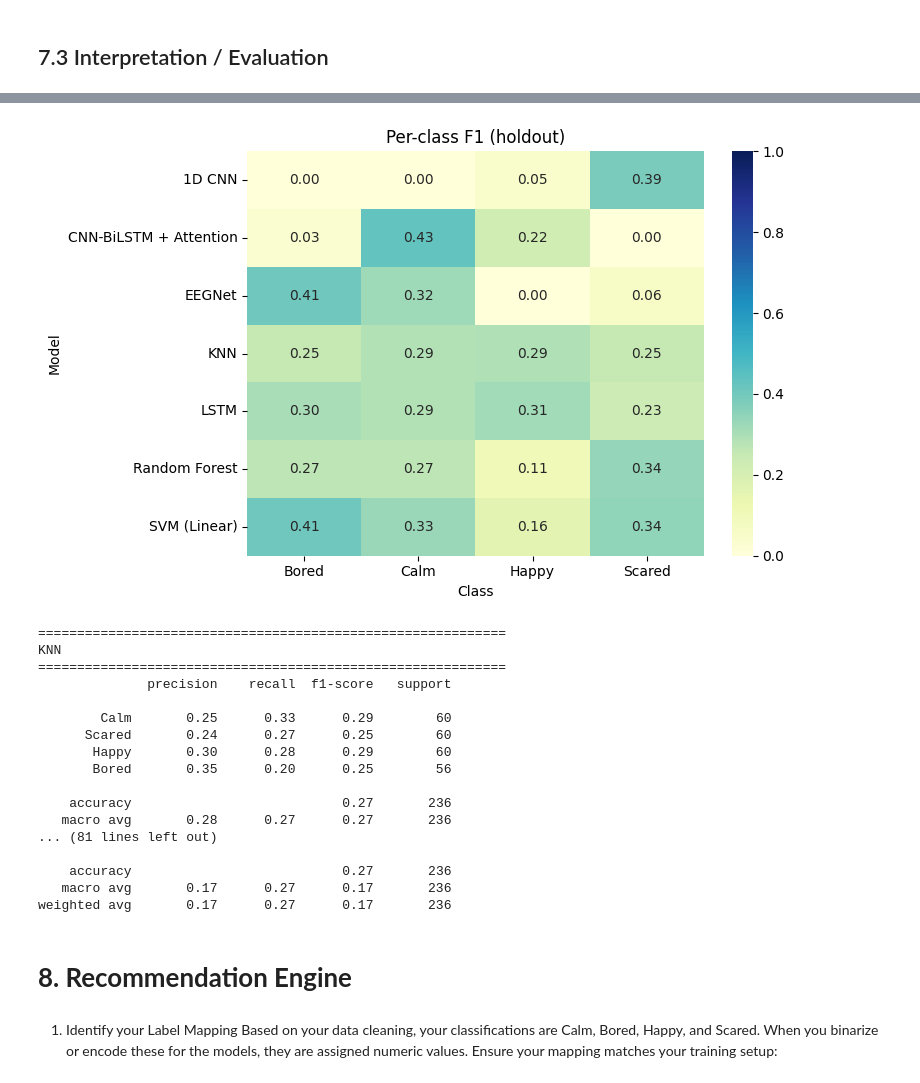
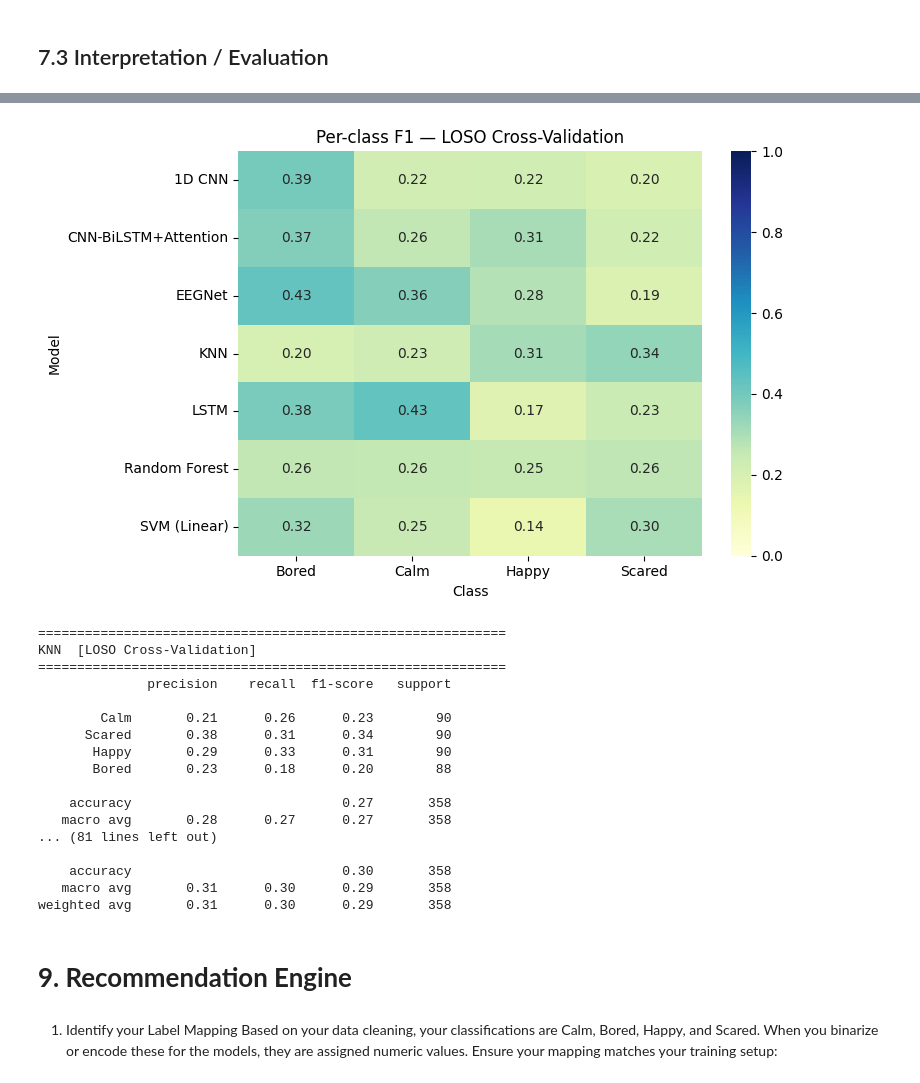
Before and after one commit to mushfique-tajwar/VR-EEG-Deep-Learning, a Jupyter notebook: code.ipynb, the cells around one changed output, grey strips where cells are left out. Cells and saved outputs as stored; diff of their text form; code cells hidden in the pictures.

```diff
--- a/code.ipynb
+++ b/code.ipynb
@@ -1100,7 +1042,7 @@ if 'classic_models' in globals():
 
 print(f"Starting Leave-One-Subject-Out (LOSO) Cross-Validation across {n_splits} folds...\n")
 
-MAX_FOLDS = 10  # Limit folds to avoid RAM exhaustion
+MAX_FOLDS = 15  # Limit folds to avoid RAM exhaustion
 
 # Re-initialize the score dictionary to ensure it catches all models defined in Cell 70
 loso_classical_scores = {name: [] for name in models.keys()}
@@ -2145,22 +1682,11 @@ CNN-BiLSTM + Attention Accuracy - 0.2711864411830902
 # Accuracy comparison across models (only include ones that exist)
 model_acc = {}
 for name, var in [
-    ('Logistic Regression', 'log_acc'),
-    ('Decision Tree', 'dt_acc'),
     ('KNN', 'knn_acc'),
-    ('Naive Bayes', 'nb_acc'),
-    ('GBM', 'gbm_acc'),
     ('SVM (Linear)', 'svm_acc'),
-    ('FANN (MLP)', 'fann_acc'),
-    ('Neural Network (Dense)', 'nn_acc'),
-    ('RNN', 'rnn_acc'),
     ('LSTM', 'lstm_acc'),
-    ('Transformer', 'transformer_acc'),
-    ('Mambular', 'mambular_acc'),
     ('EEGNet', 'eegnet_acc'),
-    ('DeepConvNet', 'deepconvnet_acc'),
     ('1D CNN', 'cnn_acc'),
-    ('BERT-style Transformer', 'bert_acc'),
     ('CNN-BiLSTM + Attention', 'cnn_bilstm_attn_acc'),
  ]:
     if var in globals():
@@ -2932,7 +2329,7 @@ if 'dl_histories' in globals() and dl_histories:
         ax_acc.grid(alpha=0.3)
 
         # Clean up layout and apply a dedicated main title for this specific model
-        plt.suptitle(f'{name} — Learning Curves (Overfitting check: Train vs Val)', fontsize=12, y=1.02)
+        plt.suptitle(f'{name} — Learning Curves (Train vs Val — LOSO fold histories)', fontsize=12, y=1.02)
         plt.tight_layout()
 
         # Display this model's figure cleanly
@@ -2949,13 +2345,14 @@ else:
 # %%
-# ── Per-class precision / recall / F1 heatmap ──
+# ── Per-class precision / recall / F1 heatmap — LOSO ──
 
 prf_rows = []
 for name in THESIS_ALL:
-    if name not in thesis_preds:
+    if name not in thesis_loso_preds:
         continue
-    yp = thesis_preds[name]['y_pred']
+    yp = thesis_loso_preds[name]['y_pred']
+    yt = thesis_loso_preds[name]['y_true']
     p, r, f, _ = precision_recall_fscore_support(
-        y_eval, yp, labels=np.arange(n_classes_eval), zero_division=0
+        yt, yp, labels=np.arange(n_classes_eval), zero_division=0
     )
     for i, lbl in enumerate(class_labels):
         prf_rows.append({'Model': name, 'Class': lbl, 'Precision': p[i], 'Recall': r[i], 'F1': f[i]})
@@ -2965,21 +2362,18 @@ for metric in ['Precision', 'Recall', 'F1']:
     pivot = prf_df.pivot(index='Model', columns='Class', values=metric)
     plt.figure(figsize=(8, 5))
     sns.heatmap(pivot, annot=True, fmt='.2f', cmap='YlGnBu', vmin=0, vmax=1)
-    plt.title(f'Per-class {metric} (holdout)')
+    plt.title(f'Per-class {metric} — LOSO Cross-Validation')
     plt.tight_layout()
     plt.show()
 
 # Classification reports (text) for thesis appendix
 for name in THESIS_ALL:
-    if name not in thesis_preds:
+    if name not in thesis_loso_preds:
         continue
+    yp = thesis_loso_preds[name]['y_pred']
+    yt = thesis_loso_preds[name]['y_true']
     print('=' * 60)
-    print(name)
+    print(f'{name}  [LOSO Cross-Validation]')
     print('=' * 60)
-    print(classification_report(
-        y_eval,
-        thesis_preds[name]['y_pred'],
-        target_names=class_labels,
-        zero_division=0,
-    ))
+    print(classification_report(yt, yp, target_names=class_labels, zero_division=0))
 # %% [output]
@@ -2988,23 +2382,23 @@ for name in THESIS_ALL:
-[figure, old version]
+[figure, new version]
 ============================================================
-KNN
+KNN  [LOSO Cross-Validation]
 ============================================================
               precision    recall  f1-score   support
 
-        Calm       0.25      0.33      0.29        60
-      Scared       0.24      0.27      0.25        60
-       Happy       0.30      0.28      0.29        60
-       Bored       0.35      0.20      0.25        56
+        Calm       0.21      0.26      0.23        90
+      Scared       0.38      0.31      0.34        90
+       Happy       0.29      0.33      0.31        90
+       Bored       0.23      0.18      0.20        88
 
-    accuracy                           0.27       236
-   macro avg       0.28      0.27      0.27       236
+    accuracy                           0.27       358
+   macro avg       0.28      0.27      0.27       358
 ... (81 lines left out)
 
-    accuracy                           0.27       236
-   macro avg       0.17      0.27      0.17       236
-weighted avg       0.17      0.27      0.17       236
+    accuracy                           0.30       358
+   macro avg       0.31      0.30      0.29       358
+weighted avg       0.31      0.30      0.29       358
 # %% [markdown]
-# **8. Recommendation Engine**
+# **9. Recommendation Engine**
 # %% [markdown]
 1. Identify your Label Mapping
 Based on your data cleaning, your classifications are Calm, Bored, Happy, and Scared. When you binarize or encode these for the models, they are assigned numeric values. Ensure your mapping matches your training setup:
```
Also changed, not shown: parts of 41 cells of this notebook, 1 other file.
